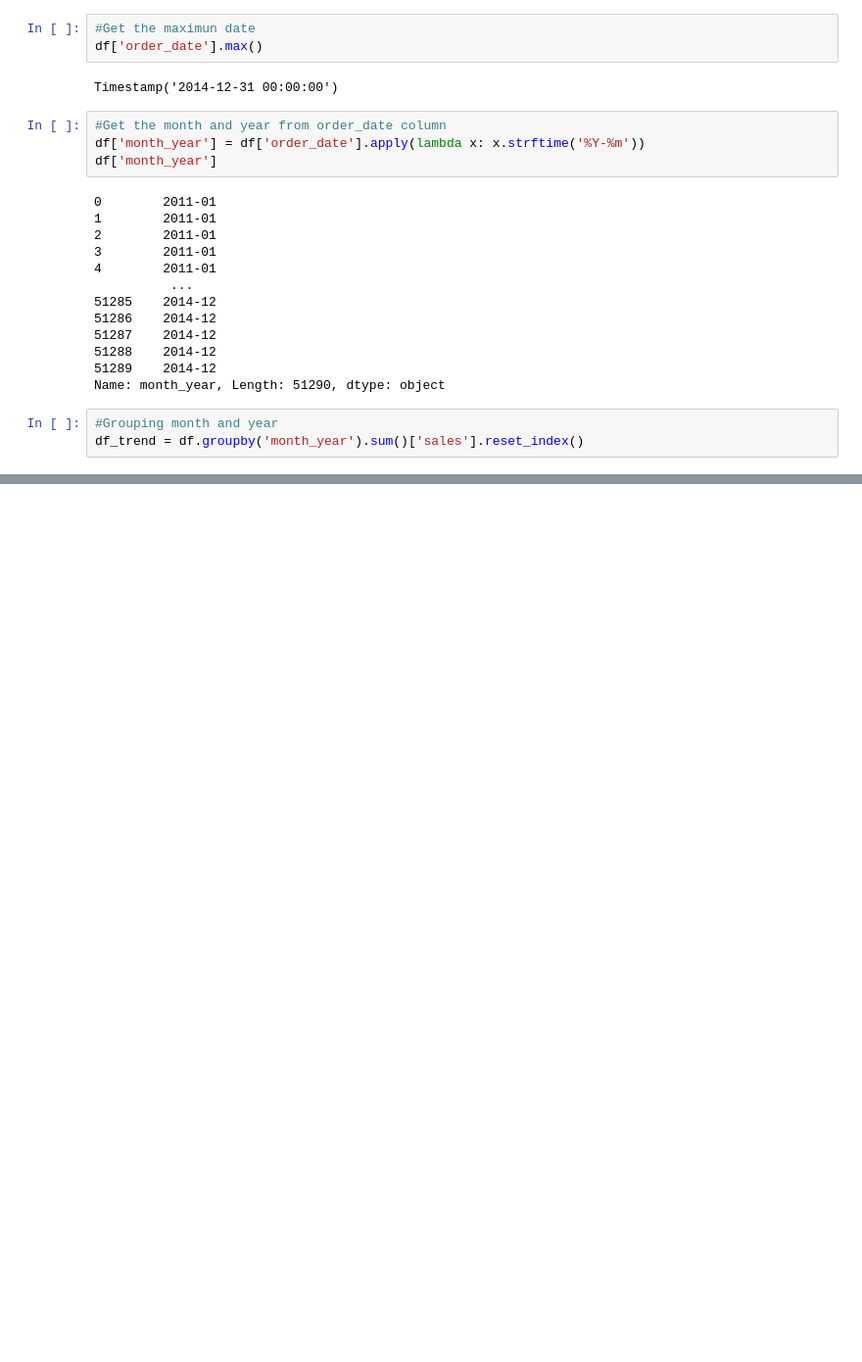
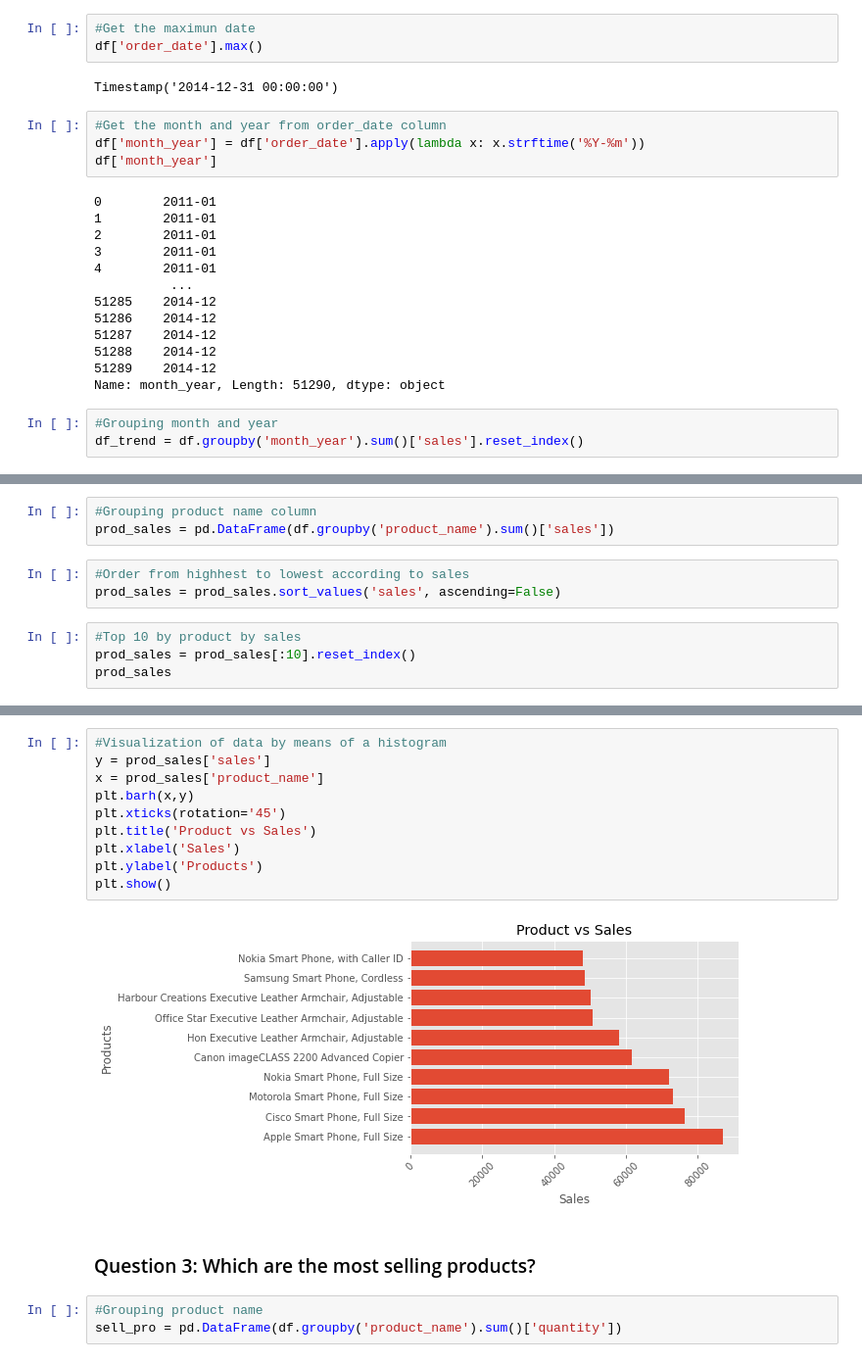
Before and after one commit to jbernalg/data_analysis_projects, a Jupyter notebook: Sales_Analysis_SuperStore/notebook.ipynb, the cells around one changed output, grey strips where cells are left out. Shown at 98% size. Cells and saved outputs as stored; diff of their text form; blank space fills up the shorter version.

```diff
--- a/Sales_Analysis_SuperStore/notebook.ipynb
+++ b/Sales_Analysis_SuperStore/notebook.ipynb
@@ -139,0 +143,10 @@ plt.show()
+# %%
+#Grouping product name column
+prod_sales = pd.DataFrame(df.groupby('product_name').sum()['sales'])
+# %%
+#Order from highhest to lowest according to sales
+prod_sales = prod_sales.sort_values('sales', ascending=False)
+# %%
+#Top 10 by product by sales
+prod_sales = prod_sales[:10].reset_index()
+prod_sales
@@ -139,0 +165,17 @@ plt.show()
+# %%
+#Visualization of data by means of a histogram
+y = prod_sales['sales']
+x = prod_sales['product_name']
+plt.barh(x,y)
+plt.xticks(rotation='45')
+plt.title('Product vs Sales')
+plt.xlabel('Sales')
+plt.ylabel('Products')
+plt.show()
+# %% [output]
+[figure, added]
+# %% [markdown]
+### Question 3: Which are the most selling products?
+# %%
+#Grouping product name
+sell_pro = pd.DataFrame(df.groupby('product_name').sum()['quantity'])
```
Also changed, not shown: parts of 13 cells of this notebook, 4 other files.
